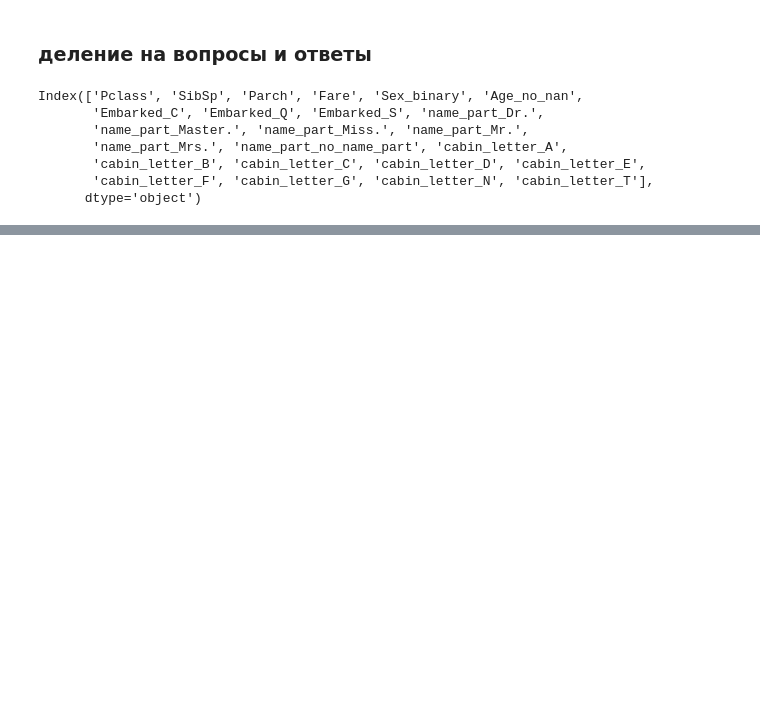
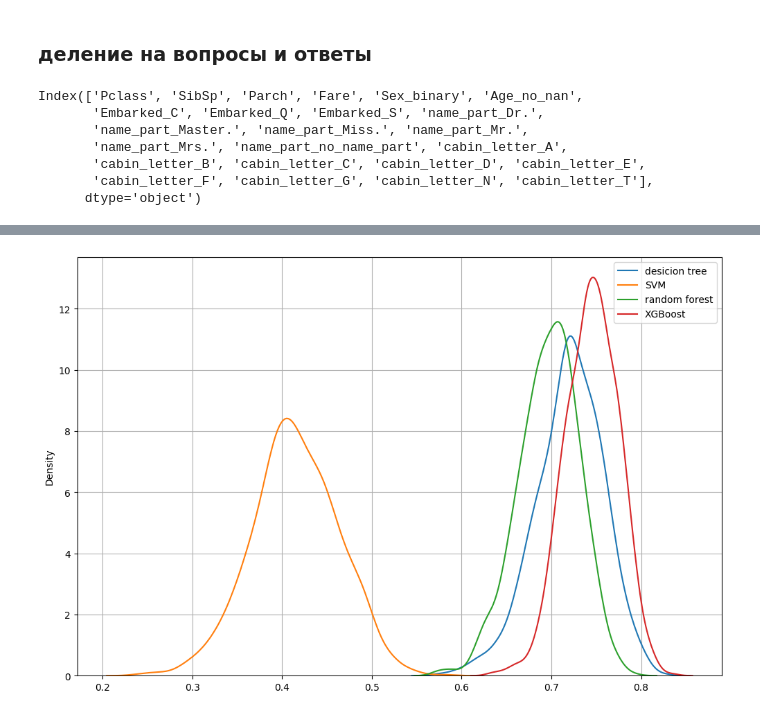
Before and after one commit to MaratJilikbaev/kaggle_titanic, a Jupyter notebook: fresh_start_for_kaggle_group.ipynb, the cells around one changed output, grey strips where cells are left out. Drawn from its saved outputs; the diff is of its cells as text; code cells hidden in the pictures; blank space fills up the shorter version.

Commit message:
added 3 models: SVM, RF and XGBoost. Also added F1score checks on n different train test random splits

```diff
--- a/fresh_start_for_kaggle_group.ipynb
+++ b/fresh_start_for_kaggle_group.ipynb
@@ -599,0 +563,28 @@ See the caveats in the documentation: https://pandas.pydata.org/pandas-docs/stab
+# %%
+different_preds = []
+different_f1_scores = []
+
+iterations = 1000
+for iter_i in range(iterations):
+    X_train, X_test, y_train, y_test = train_test_split(X, y, test_size=0.3, random_state=iter_i) # 70% training and 30% test
+    # desicion tree
+    clf_dt = DecisionTreeClassifier(max_depth=4,  min_samples_leaf=20)
+    clf_dt = clf_dt.fit(X_train,y_train)
+    y_pred_dt = clf_dt.predict(X_test)
+
+    # Support Vector Machines
+    clf_svm = svm.SVC()
+    clf_svm = clf_svm.fit(X_train,y_train)
+    y_pred_svm = clf_svm.predict(X_test)
+
+    # Random Forest Classifier
+    clf_rf = RandomForestClassifier(max_depth=2, random_state=0)
+    clf_rf = clf_rf.fit(X_train,y_train)
+    y_pred_rf = clf_rf.predict(X_test)
+
+    clf_xgb = XGBClassifier()
+    clf_xgb = clf_xgb.fit(X_train,y_train)
+    y_pred_xgb = clf_xgb.predict(X_test)
+
+    different_preds.append([y_pred_dt, y_pred_svm, y_pred_rf, y_pred_xgb])
+    different_f1_scores.append([metrics.f1_score(y_test, y_pred_dt), metrics.f1_score(y_test, y_pred_svm), metrics.f1_score(y_test, y_pred_rf), metrics.f1_score(y_test, y_pred_xgb)])
@@ -599,0 +608,3 @@ See the caveats in the documentation: https://pandas.pydata.org/pandas-docs/stab
+# %%
+different_f1_scores_np = np.array(different_f1_scores)
+different_f1_scores_np
@@ -599,0 +619,11 @@ See the caveats in the documentation: https://pandas.pydata.org/pandas-docs/stab
+# %%
+fig=plt.figure(figsize=(12,8), dpi= 100, facecolor='w', edgecolor='k')
+sns.kdeplot(different_f1_scores_np[:,0])
+sns.kdeplot(different_f1_scores_np[:,1])
+sns.kdeplot(different_f1_scores_np[:,2])
+sns.kdeplot(different_f1_scores_np[:,3])
+
+plt.legend(labels=['desicion tree', 'SVM', 'random forest', 'XGBoost'])
+plt.grid()
+# %% [output]
+[figure, added]
```
Also changed, not shown: parts of 16 cells of this notebook, 4 other files.
